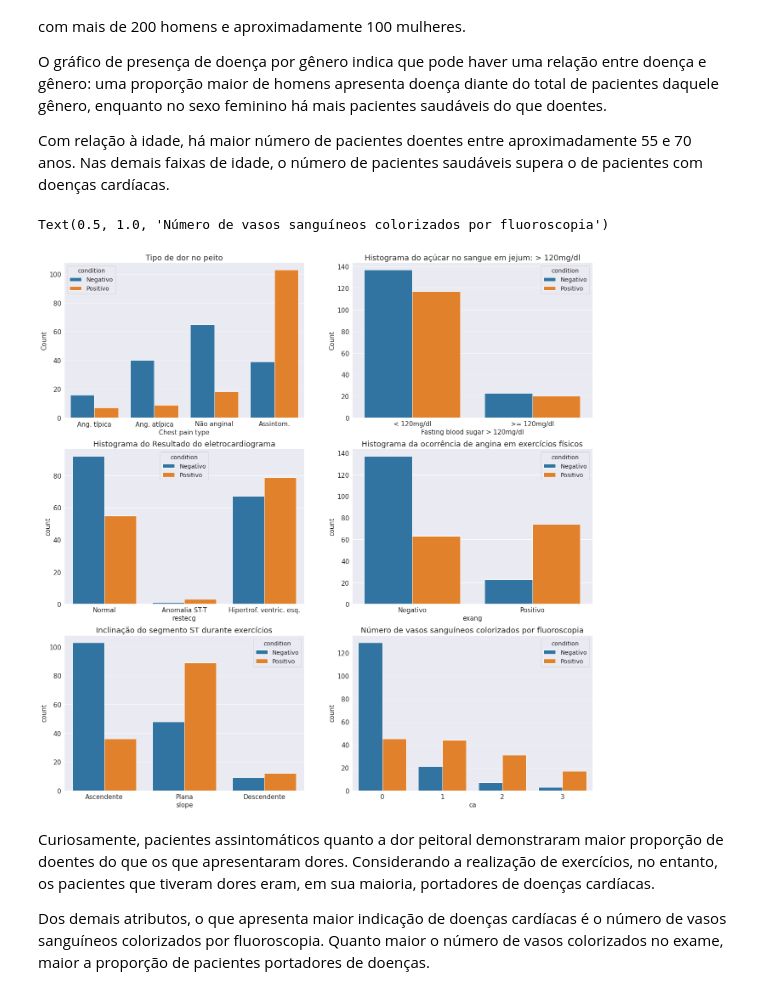
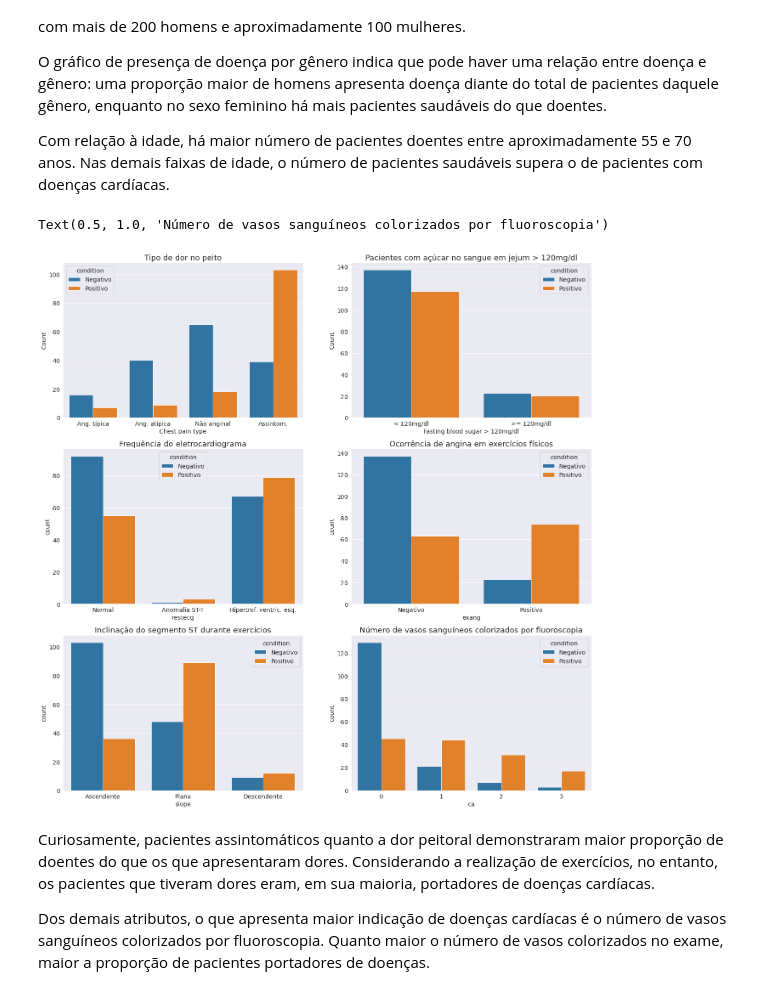
Before and after one commit to guilhermesantos/scc0275, a Jupyter notebook: guilherme/Exploratória heart.ipynb, the cells around one changed output. Cells and saved outputs as stored; diff of their text form; code cells hidden in the pictures.

Commit message:
fixing plot titles

```diff
--- a/guilherme/Exploratória heart.ipynb
+++ b/guilherme/Exploratória heart.ipynb
@@ -169,32 +169,32 @@ Com relação à idade, há maior número de pacientes doentes entre aproximadam
 # %%
 fig, axis = plt.subplots(3, 2, figsize=(6,6))
 plt.rcParams.update({'font.size': 14})
 plt.subplots_adjust(top=3, right=3)
 
 sns.countplot(data=exp_heart, x="cp", hue="condition", ax=axis[0,0])
 axis[0,0].set_xlabel('Chest pain type')
 axis[0,0].set_ylabel('Count')
 axis[0,0].set_title('Tipo de dor no peito', fontsize=18)
 
 sns.countplot(data=exp_heart, x="fbs", hue="condition", ax=axis[0,1])
 axis[0,1].set_xlabel('Fasting blood sugar > 120mg/dl')
 axis[0,1].set_ylabel('Count')
-axis[0,1].set_title('Histograma do açúcar no sangue em jejum: > 120mg/dl', fontsize=18)
+axis[0,1].set_title('Pacientes com açúcar no sangue em jejum > 120mg/dl', fontsize=18)
 
 sns.countplot(data=exp_heart, x="restecg", hue="condition", ax=axis[1,0]);
-axis[1,0].set_title('Histograma do Resultado do eletrocardiograma', fontsize=18)
+axis[1,0].set_title('Frequência do eletrocardiograma', fontsize=18)
 
 sns.countplot(data=exp_heart, x="exang", hue="condition", ax=axis[1,1])
-axis[1,1].set_title('Histograma da ocorrência de angina em exercícios físicos', fontsize=18)
+axis[1,1].set_title('Ocorrência de angina em exercícios físicos', fontsize=18)
 
 sns.countplot(data=exp_heart, x="slope", hue="condition", ax=axis[2,0])
 axis[2,0].set_title('Inclinação do segmento ST durante exercícios', fontsize=18)
 
 sns.countplot(data=exp_heart, x="ca", hue="condition", ax=axis[2,1])
 axis[2,1].set_title('Número de vasos sanguíneos colorizados por fluoroscopia', fontsize=18)
 # %% [output]
 Text(0.5, 1.0, 'Número de vasos sanguíneos colorizados por fluoroscopia')
-[figure, old version]
+[figure, new version]
 # %% [markdown]
 Curiosamente, pacientes assintomáticos quanto a dor peitoral demonstraram maior proporção de doentes do que os que apresentaram dores. Considerando a realização de exercícios, no entanto, os pacientes que tiveram dores eram, em sua maioria, portadores de doenças cardíacas.
 
```
